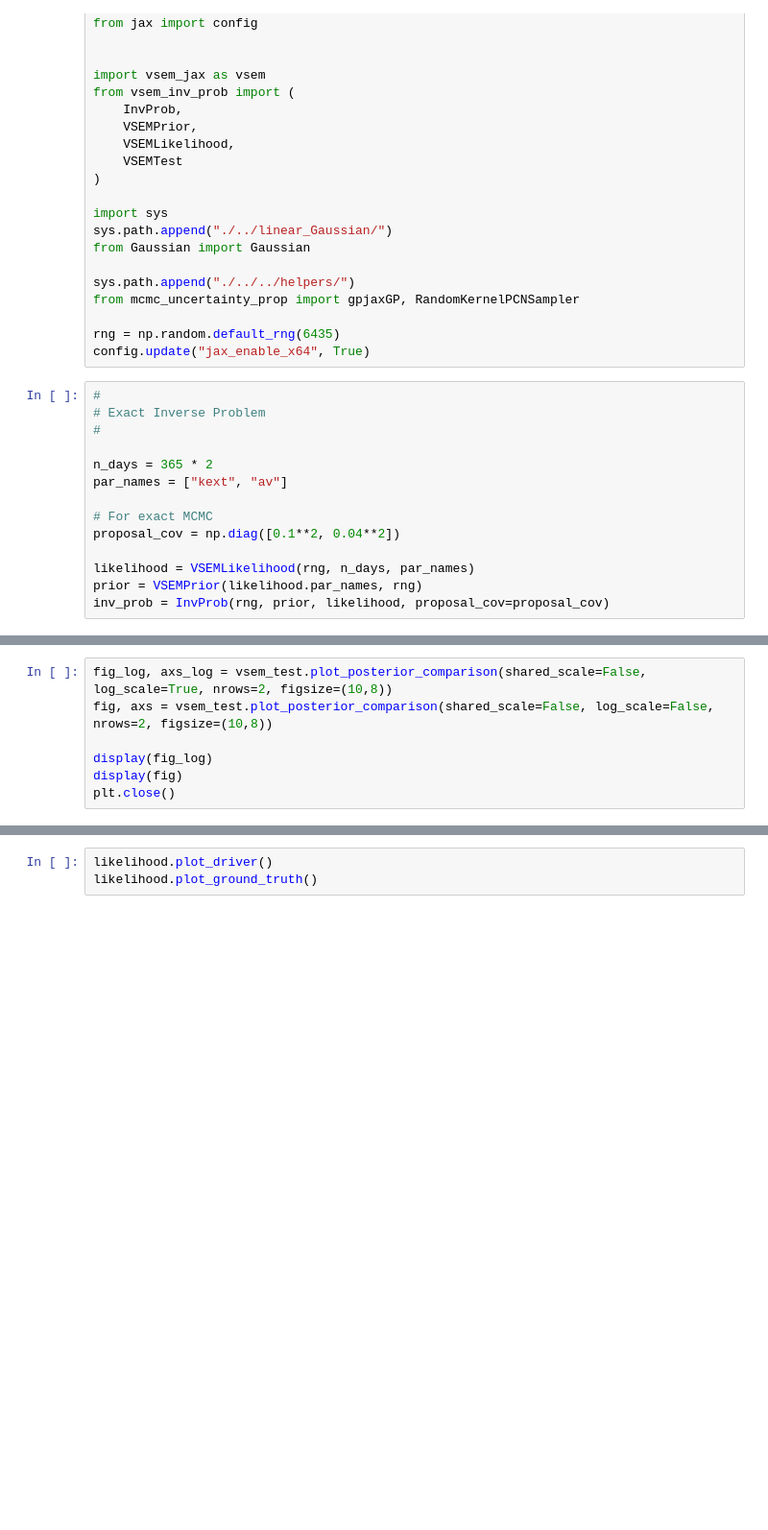
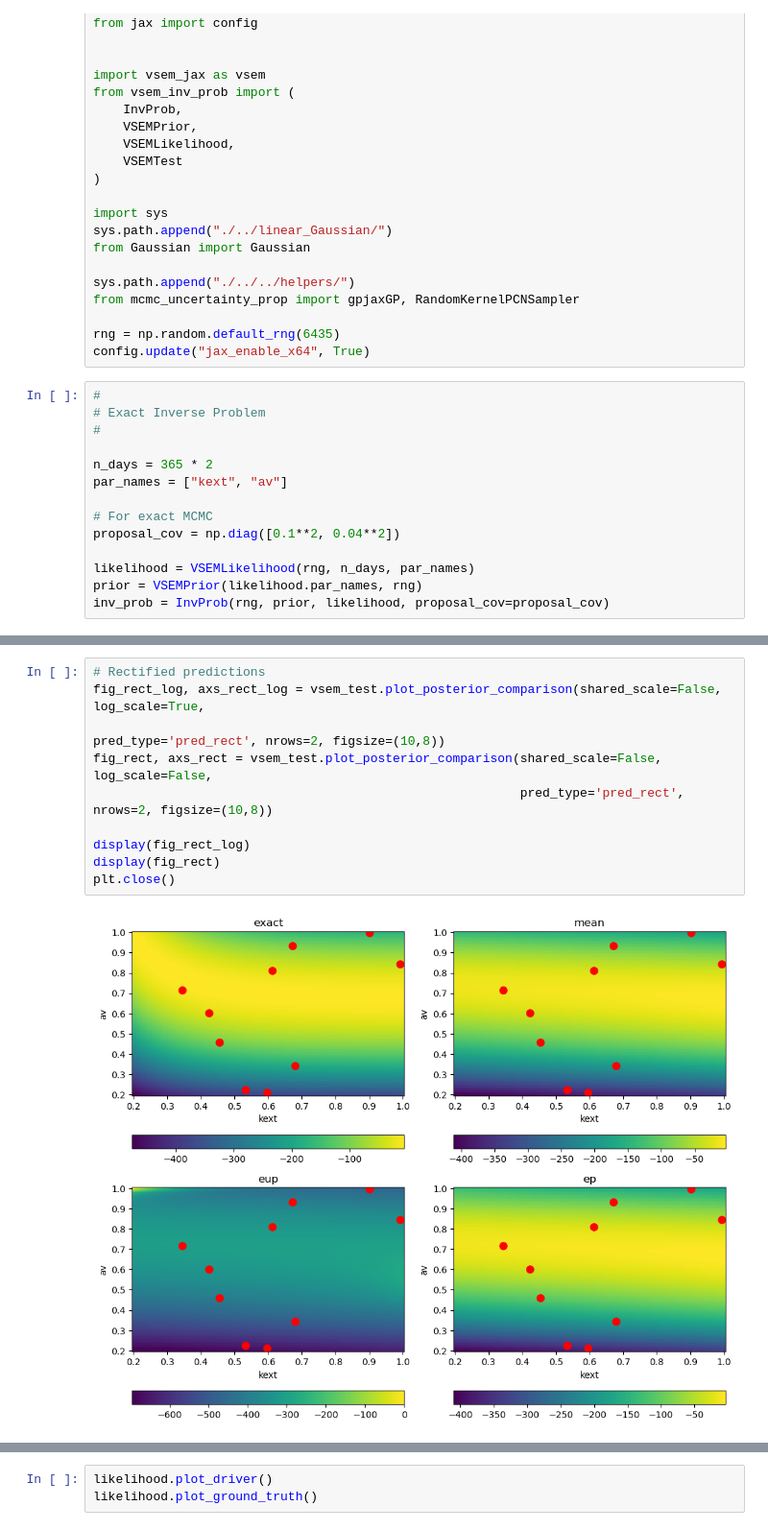
Before and after one commit to arob5/Bayesian-inference-with-surrogates, a Jupyter notebook: experiments/vsem/vsem_experiment.ipynb, the cells around one changed output, grey strips where cells are left out. Shown at 96% size. Cells and saved outputs as stored; diff of their text form; blank space fills up the shorter version.

```diff
--- a/experiments/vsem/vsem_experiment.ipynb
+++ b/experiments/vsem/vsem_experiment.ipynb
@@ -65,7 +67,12 @@ print(f"Max mean pred: {np.max(pred_mean)}")
 # %%
-fig_log, axs_log = vsem_test.plot_posterior_comparison(shared_scale=False, log_scale=True, nrows=2, figsize=(10,8))
-fig, axs = vsem_test.plot_posterior_comparison(shared_scale=False, log_scale=False, nrows=2, figsize=(10,8))
+# Rectified predictions
+fig_rect_log, axs_rect_log = vsem_test.plot_posterior_comparison(shared_scale=False, log_scale=True,
+                                                                 pred_type='pred_rect', nrows=2, figsize=(10,8))
+fig_rect, axs_rect = vsem_test.plot_posterior_comparison(shared_scale=False, log_scale=False,
+                                                         pred_type='pred_rect', nrows=2, figsize=(10,8))
 
-display(fig_log)
-display(fig)
+display(fig_rect_log)
+display(fig_rect)
 plt.close()
+# %% [output]
+[figure, added]
```
Also changed, not shown: parts of 7 cells of this notebook, 3 other files.
